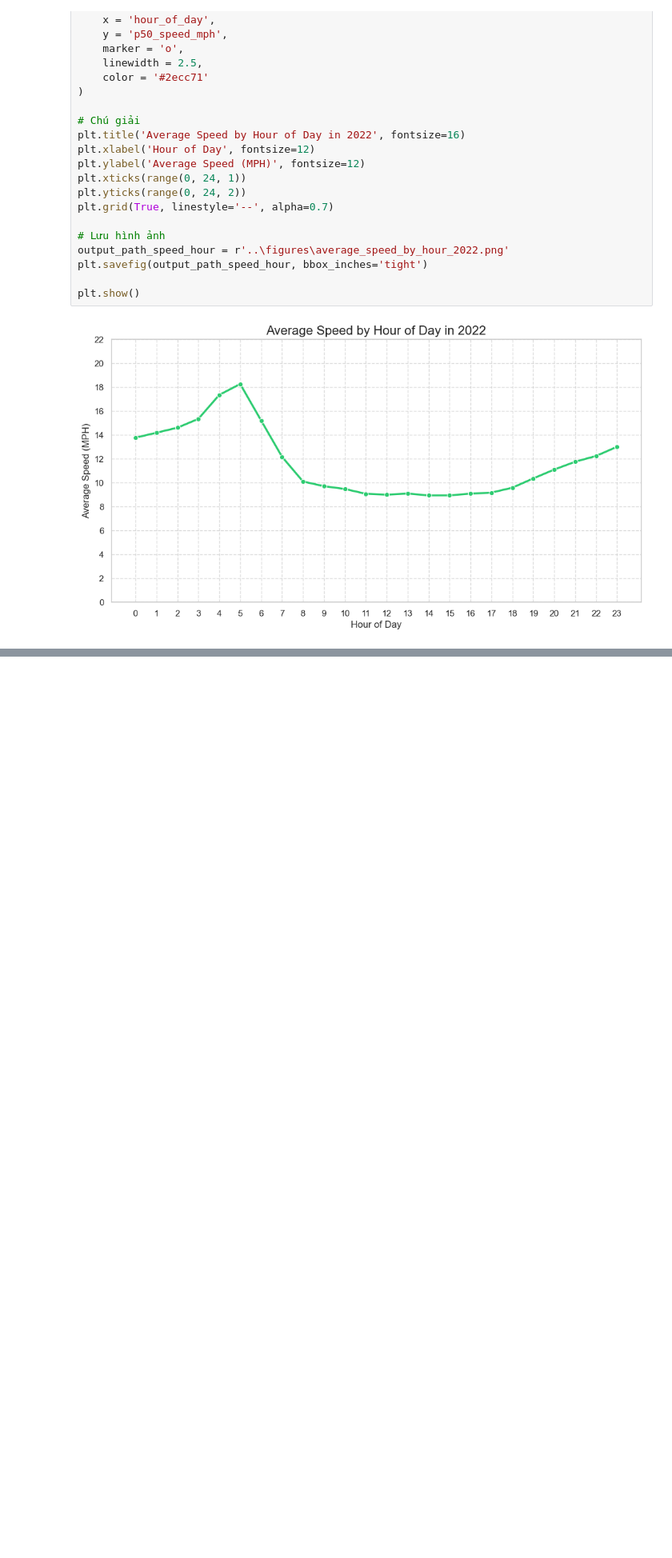
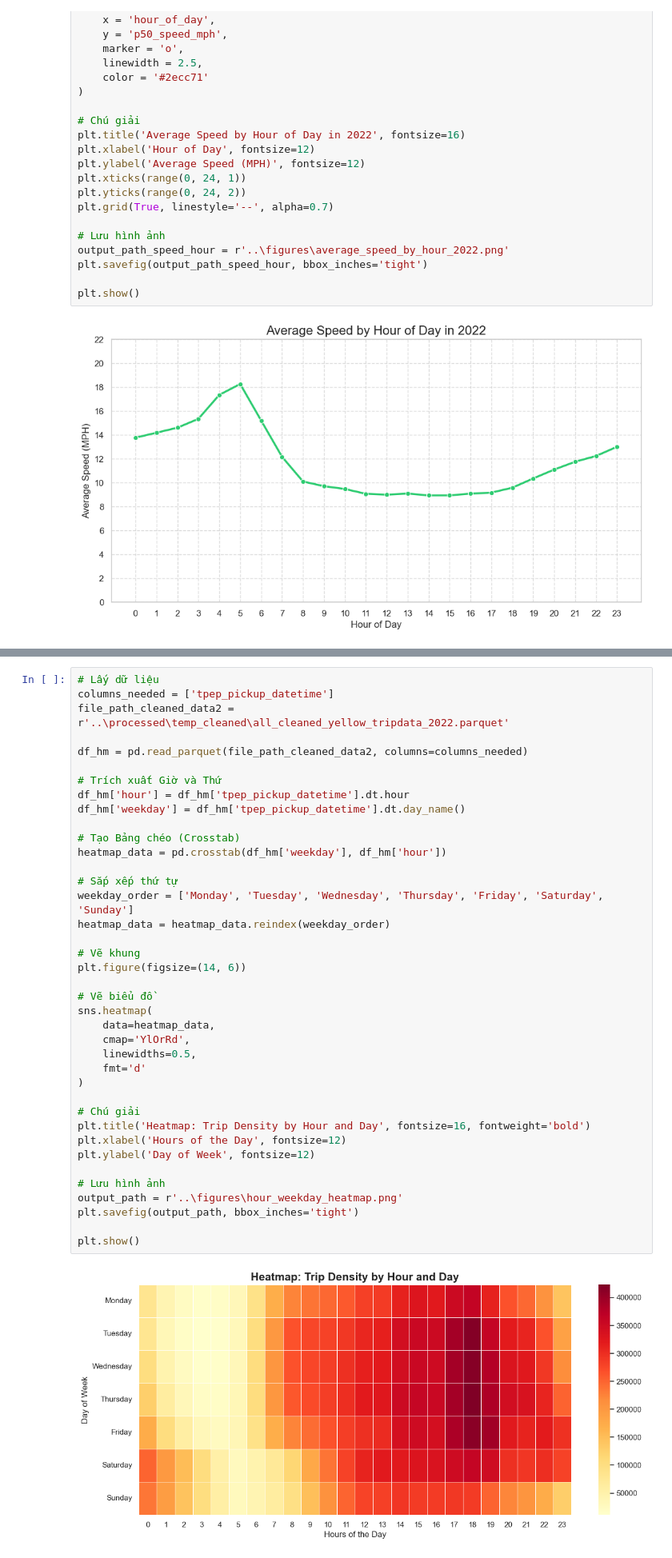
Before and after one commit to taintedsilk/NYC-TLC-Taxi-Trips-DataProcessing-Group1.4, a Jupyter notebook: src/visualization.ipynb, the cells around one changed output, grey strips where cells are left out. Shown at 80% size. Drawn from its saved outputs; the diff is of its cells as text; blank space fills up the shorter version.

Commit message:
Hoàn thành biểu đồ nhiệt biểu diễn mật độ chuyến đi

```diff
--- a/src/visualization.ipynb
+++ b/src/visualization.ipynb
@@ -166,3 +166,44 @@ Passing `palette` without assigning `hue` is deprecated and will be removed in v
 
   sns.barplot(
 [figure]
+# %%
+# Lấy dữ liệu
+columns_needed = ['tpep_pickup_datetime']
+file_path_cleaned_data2 = r'..\processed\temp_cleaned\all_cleaned_yellow_tripdata_2022.parquet'
+
+df_hm = pd.read_parquet(file_path_cleaned_data2, columns=columns_needed)
+
+# Trích xuất Giờ và Thứ
+df_hm['hour'] = df_hm['tpep_pickup_datetime'].dt.hour
+df_hm['weekday'] = df_hm['tpep_pickup_datetime'].dt.day_name()
+
+# Tạo Bảng chéo (Crosstab)
+heatmap_data = pd.crosstab(df_hm['weekday'], df_hm['hour'])
+
+# Sắp xếp thứ tự
+weekday_order = ['Monday', 'Tuesday', 'Wednesday', 'Thursday', 'Friday', 'Saturday', 'Sunday']
+heatmap_data = heatmap_data.reindex(weekday_order)
+
+# Vẽ khung
+plt.figure(figsize=(14, 6))
+
+# Vẽ biểu đồ
+sns.heatmap(
+    data=heatmap_data,
+    cmap='YlOrRd',
+    linewidths=0.5,
+    fmt='d'
+)
+
+# Chú giải
+plt.title('Heatmap: Trip Density by Hour and Day', fontsize=16, fontweight='bold')
+plt.xlabel('Hours of the Day', fontsize=12)
+plt.ylabel('Day of Week', fontsize=12)
+
+# Lưu hình ảnh
+output_path = r'..\figures\hour_weekday_heatmap.png'
+plt.savefig(output_path, bbox_inches='tight')
+
+plt.show()
+# %% [output]
+[figure, added]
```
Also changed, not shown: parts of 1 cell of this notebook, 1 other file.
